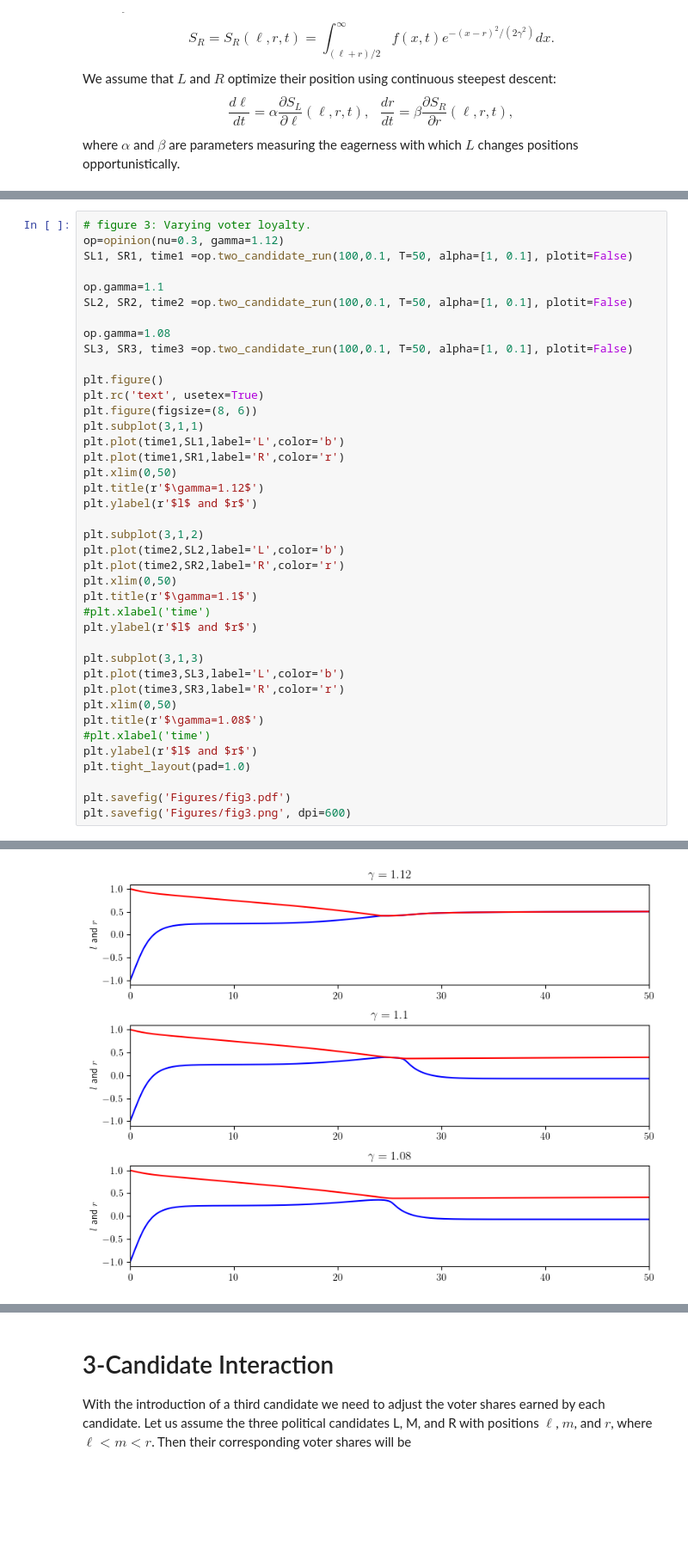
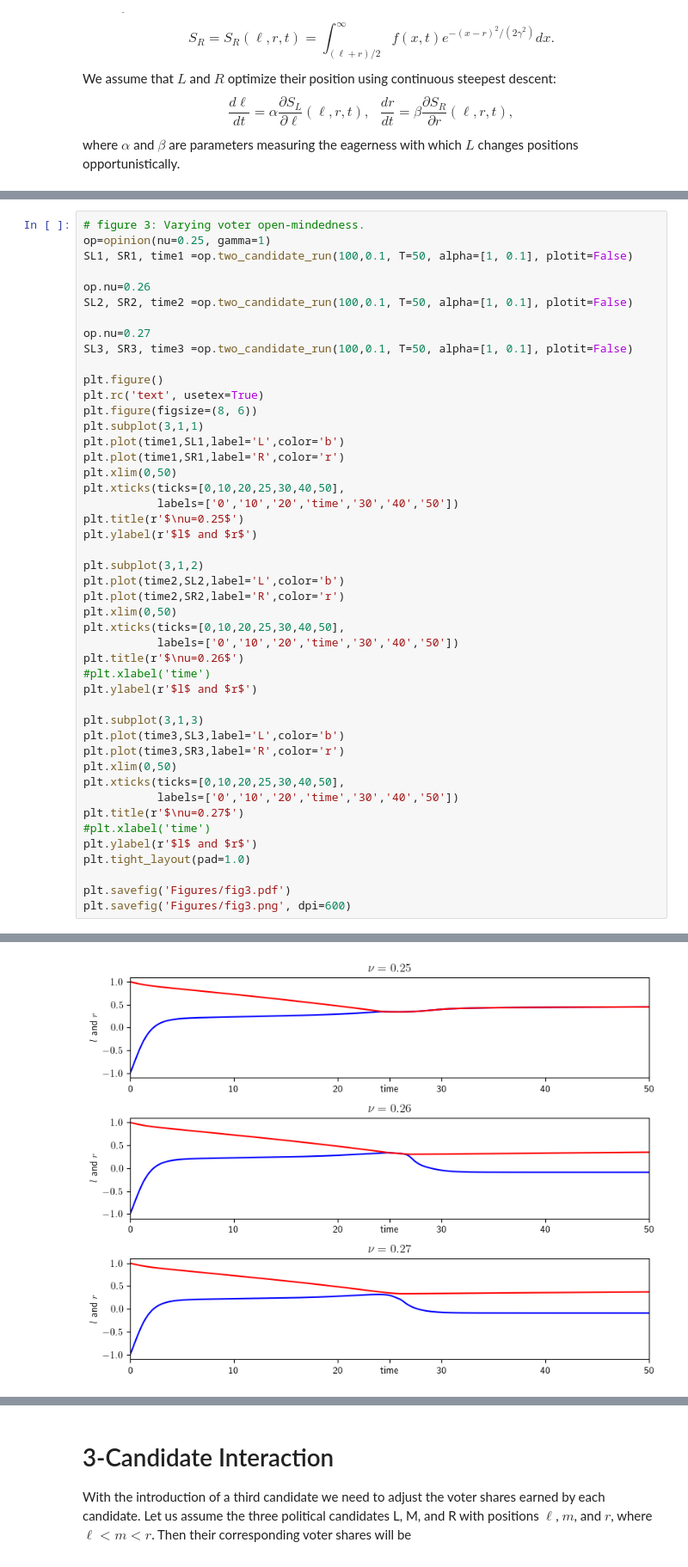
Before and after one commit to akirshtein/Candidate-Voter-Dynamics, a Jupyter notebook: Candidate-Voter Dynamics.ipynb, the cells around one changed output, grey strips where cells are left out. Shown at 86% size. Saved outputs shown, nothing was run; the diff lists cells and outputs as text; blank space fills up the shorter version.

```diff
--- a/Candidate-Voter Dynamics.ipynb
+++ b/Candidate-Voter Dynamics.ipynb
@@ -429,12 +504,12 @@ Candidates separated at timestep 261
 # %%
-# figure 3: Varying voter loyalty.
-op=opinion(nu=0.3, gamma=1.12)
+# figure 3: Varying voter open-mindedness.
+op=opinion(nu=0.25, gamma=1)
 SL1, SR1, time1 =op.two_candidate_run(100,0.1, T=50, alpha=[1, 0.1], plotit=False)
 
-op.gamma=1.1
+op.nu=0.26
 SL2, SR2, time2 =op.two_candidate_run(100,0.1, T=50, alpha=[1, 0.1], plotit=False)
 
-op.gamma=1.08
+op.nu=0.27
 SL3, SR3, time3 =op.two_candidate_run(100,0.1, T=50, alpha=[1, 0.1], plotit=False)
 
 plt.figure()
@@ -444,14 +519,18 @@ plt.subplot(3,1,1)
 plt.plot(time1,SL1,label='L',color='b')
 plt.plot(time1,SR1,label='R',color='r')
 plt.xlim(0,50)
-plt.title(r'$\gamma=1.12$')
+plt.xticks(ticks=[0,10,20,25,30,40,50],
+           labels=['0','10','20','time','30','40','50'])
+plt.title(r'$\nu=0.25$')
 plt.ylabel(r'$l$ and $r$')
 
 plt.subplot(3,1,2)
 plt.plot(time2,SL2,label='L',color='b')
 plt.plot(time2,SR2,label='R',color='r')
 plt.xlim(0,50)
-plt.title(r'$\gamma=1.1$')
+plt.xticks(ticks=[0,10,20,25,30,40,50],
+           labels=['0','10','20','time','30','40','50'])
+plt.title(r'$\nu=0.26$')
 #plt.xlabel('time')
 plt.ylabel(r'$l$ and $r$')
 
@@ -459,7 +538,9 @@ plt.subplot(3,1,3)
 plt.plot(time3,SL3,label='L',color='b')
 plt.plot(time3,SR3,label='R',color='r')
 plt.xlim(0,50)
-plt.title(r'$\gamma=1.08$')
+plt.xticks(ticks=[0,10,20,25,30,40,50],
+           labels=['0','10','20','time','30','40','50'])
+plt.title(r'$\nu=0.27$')
 #plt.xlabel('time')
 plt.ylabel(r'$l$ and $r$')
 plt.tight_layout(pad=1.0)
@@ -473,5 +566,5 @@ Candidates separated at timestep 259
 <Figure size 640x480 with 0 Axes>
-[figure, old version]
+[figure, new version]
 # %%
 # figure 4: Varying candidate opportunism.
 op=opinion(nu=0.3, gamma=1)
```
Also changed, not shown: parts of 8 cells of this notebook.
